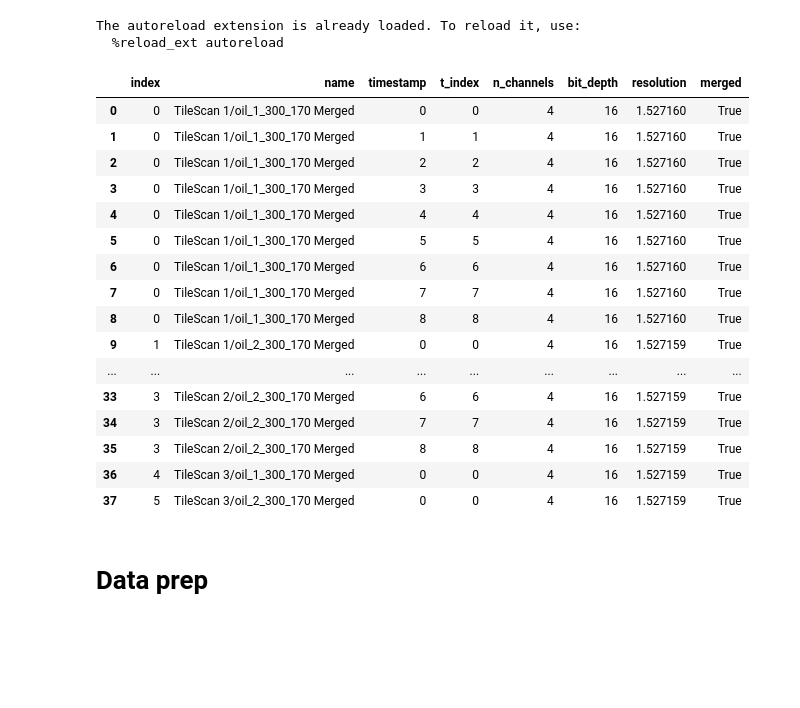
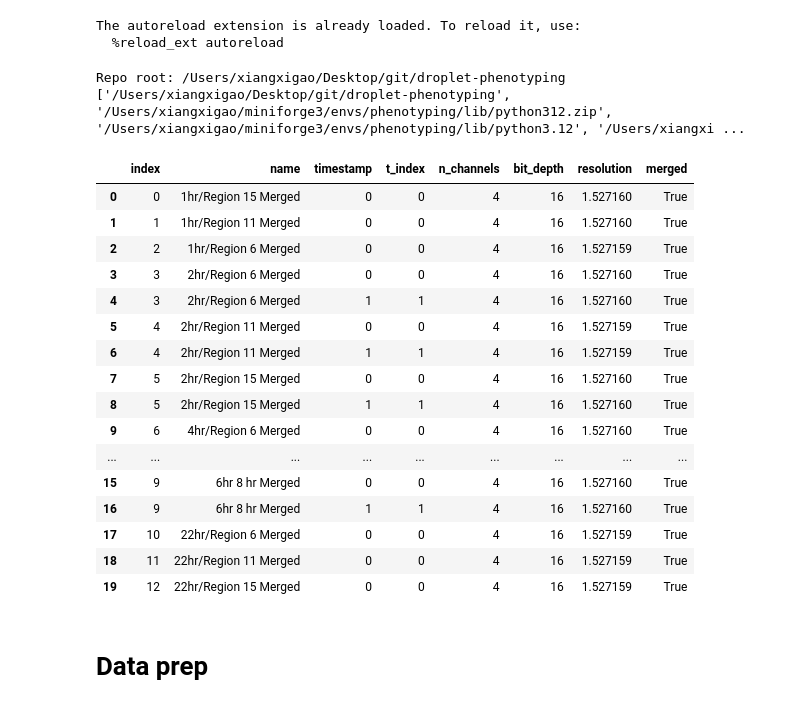
Before and after one commit to xgao32/droplet-phenotyping, a Jupyter notebook: Analysis/full_pipeline.ipynb, the cells around one changed output. Saved outputs shown, nothing was run; the diff lists cells and outputs as text; code cells hidden in the pictures; blank space fills up the shorter version.

```diff
--- a/Analysis/full_pipeline.ipynb
+++ b/Analysis/full_pipeline.ipynb
@@ -7,9 +7,37 @@
 The autoreload extension is already loaded. To reload it, use:
   %reload_ext autoreload
 # %%
+# set path so that notebook can be run from any location
 import sys
 import os
+from pathlib import Path
+
+# find the repository root
+candidates = [
+    Path.cwd(),
+    Path.cwd().parent,
+    Path.cwd().parent.parent,
+]
+
+repo_root = None
+for p in candidates:
+    if (p / "Tools").exists():
+        repo_root = p
+        break
+
+if repo_root is None:
+    raise FileNotFoundError("Could not find repository root containing Analysis/ and Tools/")
+
+if str(repo_root) not in sys.path:
+    sys.path.insert(0, str(repo_root))
+
+print("Repo root:", repo_root)
+print(sys.path[:5])
+
 sys.path.append(os.path.join(os.getcwd(), os.pardir))
+# %% [output]
+Repo root: /Users/xiangxigao/Desktop/git/droplet-phenotyping
+['/Users/xiangxigao/Desktop/git/droplet-phenotyping', '/Users/xiangxigao/miniforge3/envs/phenotyping/lib/python312.zip', '/Users/xiangxigao/miniforge3/envs/phenotyping/lib/python3.12', '/Users/xiangxi ...
 # %%
 from Tools.leica_tools import RawLoader, parse_lif
 from Tools.sample_tools import Sample
@@ -24,25 +52,26 @@ from readlif.reader import LifFile
 import datetime
 from dotenv import load_dotenv
 # %%
-parse_lif('/Users/xiangxigao/Desktop/DMi8/TECH_XG_009/TECH_XG_009.lif')
+# 3 regions taken, all conditions are the same,
+parse_lif('/Users/xiangxigao/Desktop/DMi8/TECH_XG_021/TECH_XG_021.lif')
 # %% [output]
 |  | index | name | timestamp | t_index | n_channels | bit_depth | resolution | merged |
-| 0 | 0 | TileScan 1/oil_1_300_170 Merged | 0 | 0 | 4 | 16 | 1.527160 | True |
-| 1 | 0 | TileScan 1/oil_1_300_170 Merged | 1 | 1 | 4 | 16 | 1.527160 | True |
-| 2 | 0 | TileScan 1/oil_1_300_170 Merged | 2 | 2 | 4 | 16 | 1.527160 | True |
-| 3 | 0 | TileScan 1/oil_1_300_170 Merged | 3 | 3 | 4 | 16 | 1.527160 | True |
-| 4 | 0 | TileScan 1/oil_1_300_170 Merged | 4 | 4 | 4 | 16 | 1.527160 | True |
-| 5 | 0 | TileScan 1/oil_1_300_170 Merged | 5 | 5 | 4 | 16 | 1.527160 | True |
-| 6 | 0 | TileScan 1/oil_1_300_170 Merged | 6 | 6 | 4 | 16 | 1.527160 | True |
-| 7 | 0 | TileScan 1/oil_1_300_170 Merged | 7 | 7 | 4 | 16 | 1.527160 | True |
-| 8 | 0 | TileScan 1/oil_1_300_170 Merged | 8 | 8 | 4 | 16 | 1.527160 | True |
-| 9 | 1 | TileScan 1/oil_2_300_170 Merged | 0 | 0 | 4 | 16 | 1.527159 | True |
+| 0 | 0 | 1hr/Region 15 Merged | 0 | 0 | 4 | 16 | 1.527160 | True |
+| 1 | 1 | 1hr/Region 11 Merged | 0 | 0 | 4 | 16 | 1.527160 | True |
+| 2 | 2 | 1hr/Region 6 Merged | 0 | 0 | 4 | 16 | 1.527159 | True |
+| 3 | 3 | 2hr/Region 6 Merged | 0 | 0 | 4 | 16 | 1.527160 | True |
+| 4 | 3 | 2hr/Region 6 Merged | 1 | 1 | 4 | 16 | 1.527160 | True |
+| 5 | 4 | 2hr/Region 11 Merged | 0 | 0 | 4 | 16 | 1.527159 | True |
+| 6 | 4 | 2hr/Region 11 Merged | 1 | 1 | 4 | 16 | 1.527159 | True |
+| 7 | 5 | 2hr/Region 15 Merged | 0 | 0 | 4 | 16 | 1.527160 | True |
+| 8 | 5 | 2hr/Region 15 Merged | 1 | 1 | 4 | 16 | 1.527160 | True |
+| 9 | 6 | 4hr/Region 6 Merged | 0 | 0 | 4 | 16 | 1.527160 | True |
 | ... | ... | ... | ... | ... | ... | ... | ... | ... |
-| 33 | 3 | TileScan 2/oil_2_300_170 Merged | 6 | 6 | 4 | 16 | 1.527159 | True |
-| 34 | 3 | TileScan 2/oil_2_300_170 Merged | 7 | 7 | 4 | 16 | 1.527159 | True |
-| 35 | 3 | TileScan 2/oil_2_300_170 Merged | 8 | 8 | 4 | 16 | 1.527159 | True |
-| 36 | 4 | TileScan 3/oil_1_300_170 Merged | 0 | 0 | 4 | 16 | 1.527159 | True |
-| 37 | 5 | TileScan 3/oil_2_300_170 Merged | 0 | 0 | 4 | 16 | 1.527159 | True |
+| 15 | 9 | 6hr 8 hr Merged | 0 | 0 | 4 | 16 | 1.527160 | True |
+| 16 | 9 | 6hr 8 hr Merged | 1 | 1 | 4 | 16 | 1.527160 | True |
+| 17 | 10 | 22hr/Region 6 Merged | 0 | 0 | 4 | 16 | 1.527159 | True |
+| 18 | 11 | 22hr/Region 11 Merged | 0 | 0 | 4 | 16 | 1.527159 | True |
+| 19 | 12 | 22hr/Region 15 Merged | 0 | 0 | 4 | 16 | 1.527159 | True |
 # %% [markdown]
 # Data prep
 # %%
```
Also changed, not shown: parts of 6 cells of this notebook, 13 other files.
